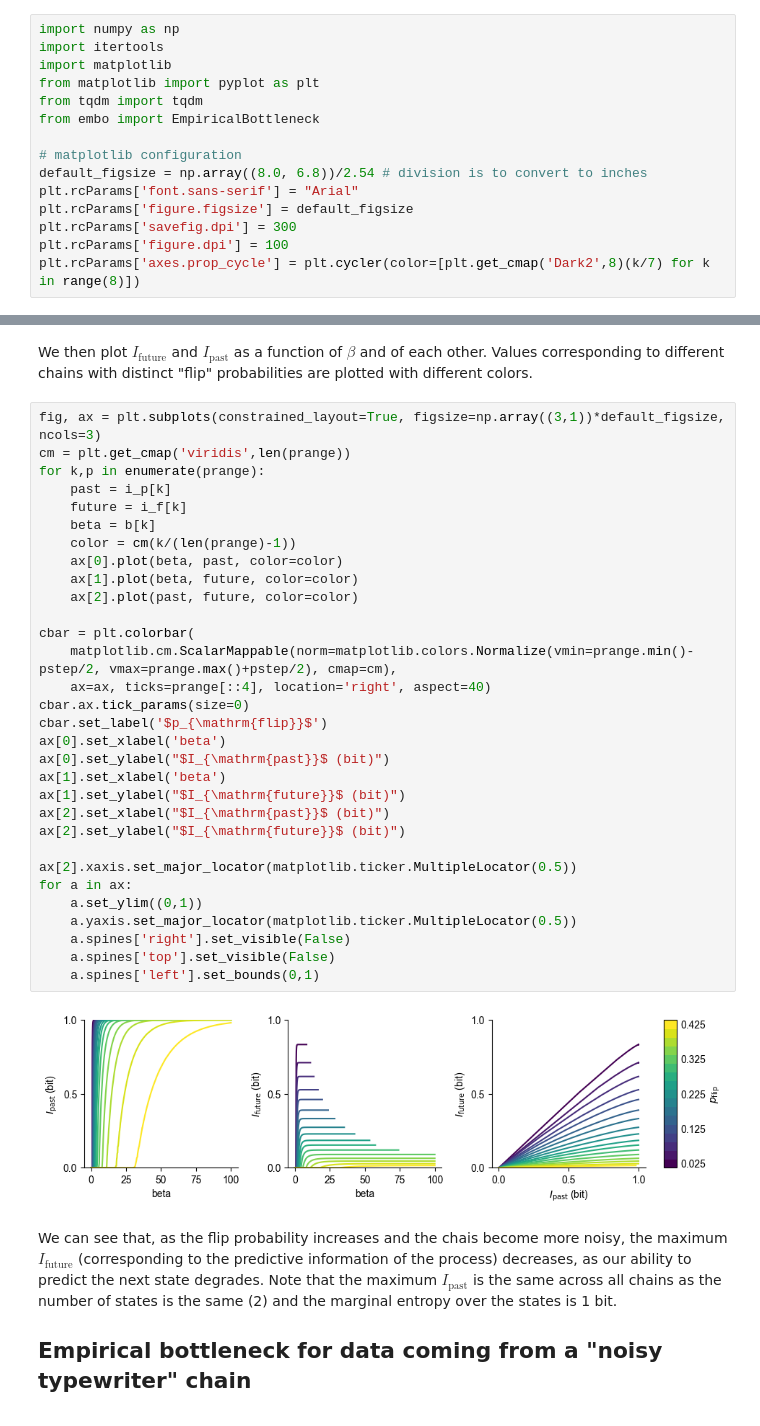
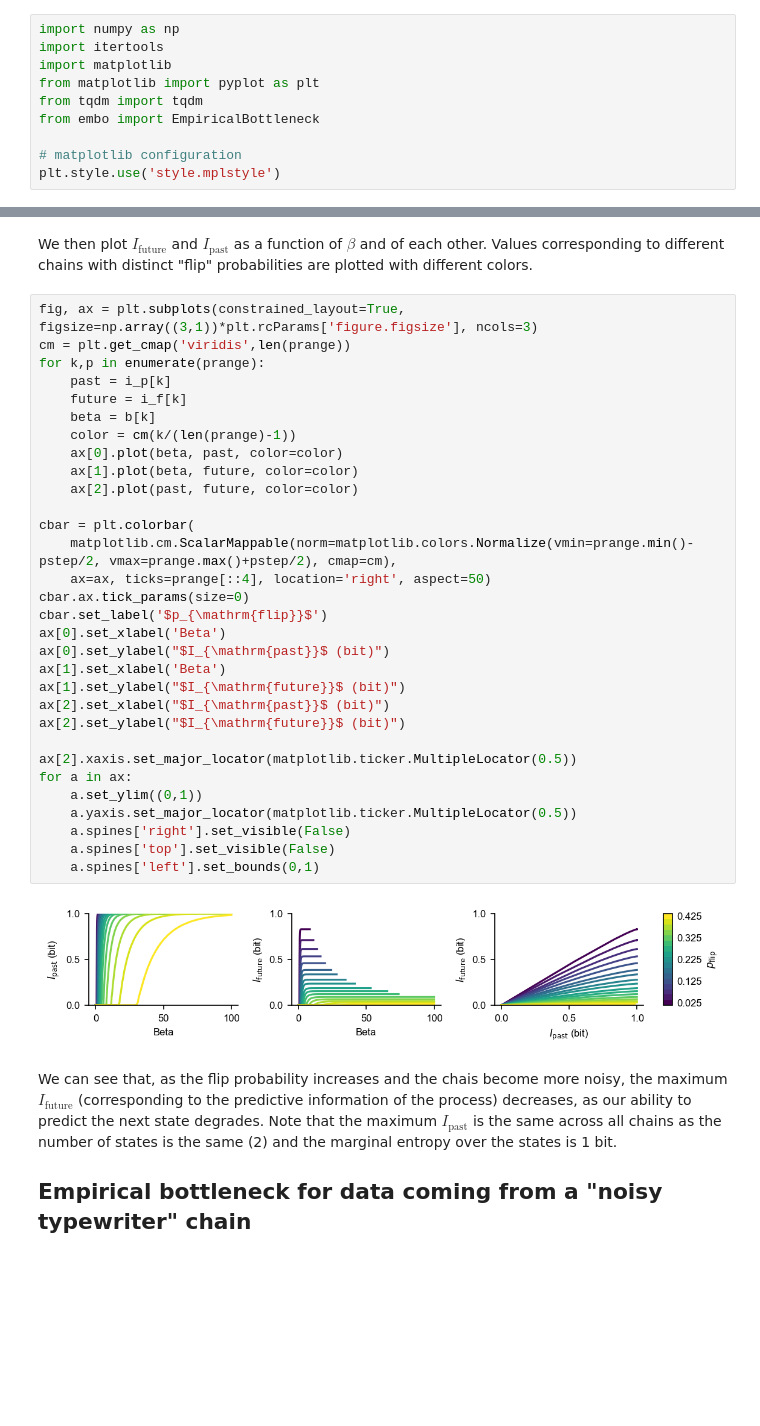
Before and after one commit to epiasini/embo-github-mirror, a Jupyter notebook: embo/examples/Markov-Chains.ipynb, the cells around one changed output, grey strips where cells are left out. Cells and saved outputs as stored; diff of their text form; blank space fills up the shorter version.

```diff
--- a/embo/examples/Markov-Chains.ipynb
+++ b/embo/examples/Markov-Chains.ipynb
@@ -32,12 +32,7 @@ from tqdm import tqdm
 from embo import EmpiricalBottleneck
 
 # matplotlib configuration
-default_figsize = np.array((8.0, 6.8))/2.54 # division is to convert to inches
-plt.rcParams['font.sans-serif'] = "Arial"
-plt.rcParams['figure.figsize'] = default_figsize
-plt.rcParams['savefig.dpi'] = 300
-plt.rcParams['figure.dpi'] = 100
-plt.rcParams['axes.prop_cycle'] = plt.cycler(color=[plt.get_cmap('Dark2',8)(k/7) for k in range(8)])
+plt.style.use('style.mplstyle')
 # %% [markdown]
 We then define some classes we will use to generate data. `FirstOrderMarkovChain` represents an n-state first-order Markov chain with given transition matrix. `NoisyTypeWriter` is a special type of Markov chain, where the transition matrix is such that each state will transition to itself or one of its k-nearest neighbors with equal probability.
 # %%
@@ -124,38 +119,38 @@ for k,p in enumerate(prange):
 # %% [markdown]
 We then plot $I_{\textrm{future}}$ and $I_{\textrm{past}}$ as a function of $\beta$ and of each other. Values corresponding to different chains with distinct "flip" probabilities are plotted with different colors.
 # %%
-fig, ax = plt.subplots(constrained_layout=True, figsize=np.array((3,1))*default_figsize, ncols=3)
+fig, ax = plt.subplots(constrained_layout=True, figsize=np.array((3,1))*plt.rcParams['figure.figsize'], ncols=3)
 cm = plt.get_cmap('viridis',len(prange))
 for k,p in enumerate(prange):
     past = i_p[k]
     future = i_f[k]
     beta = b[k]
     color = cm(k/(len(prange)-1))
     ax[0].plot(beta, past, color=color)
     ax[1].plot(beta, future, color=color)
     ax[2].plot(past, future, color=color)
 
 cbar = plt.colorbar(
     matplotlib.cm.ScalarMappable(norm=matplotlib.colors.Normalize(vmin=prange.min()-pstep/2, vmax=prange.max()+pstep/2), cmap=cm),
-    ax=ax, ticks=prange[::4], location='right', aspect=40)
+    ax=ax, ticks=prange[::4], location='right', aspect=50)
 cbar.ax.tick_params(size=0)
 cbar.set_label('$p_{\mathrm{flip}}$')
-ax[0].set_xlabel('beta')
+ax[0].set_xlabel('Beta')
 ax[0].set_ylabel("$I_{\mathrm{past}}$ (bit)")
-ax[1].set_xlabel('beta')
+ax[1].set_xlabel('Beta')
 ax[1].set_ylabel("$I_{\mathrm{future}}$ (bit)")
 ax[2].set_xlabel("$I_{\mathrm{past}}$ (bit)")
 ax[2].set_ylabel("$I_{\mathrm{future}}$ (bit)")
 
 ax[2].xaxis.set_major_locator(matplotlib.ticker.MultipleLocator(0.5))
 for a in ax:
     a.set_ylim((0,1))
     a.yaxis.set_major_locator(matplotlib.ticker.MultipleLocator(0.5))
     a.spines['right'].set_visible(False)
     a.spines['top'].set_visible(False)
     a.spines['left'].set_bounds(0,1)
 # %% [output]
-[figure, old version]
+[figure, new version]
 # %% [markdown]
 We can see that, as the flip probability increases and the chais become more noisy, the maximum $I_{\textrm{future}}$ (corresponding to the predictive information of the process) decreases, as our ability to predict the next state degrades. Note that the maximum $I_{\textrm{past}}$ is the same across all chains as the number of states is the same (2) and the marginal entropy over the states is 1 bit.
 
```
Also changed, not shown: parts of 2 cells of this notebook, 2 other files.
